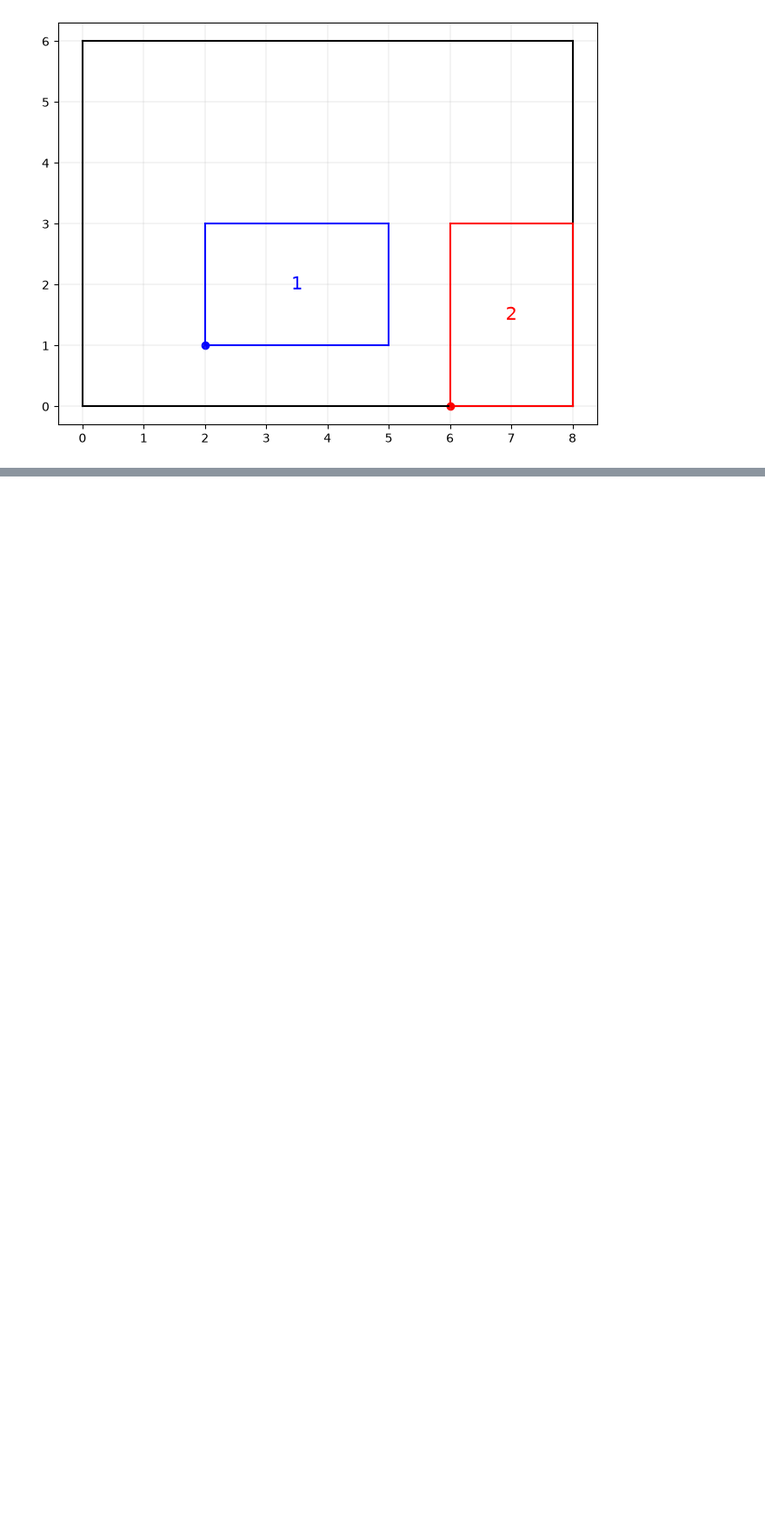
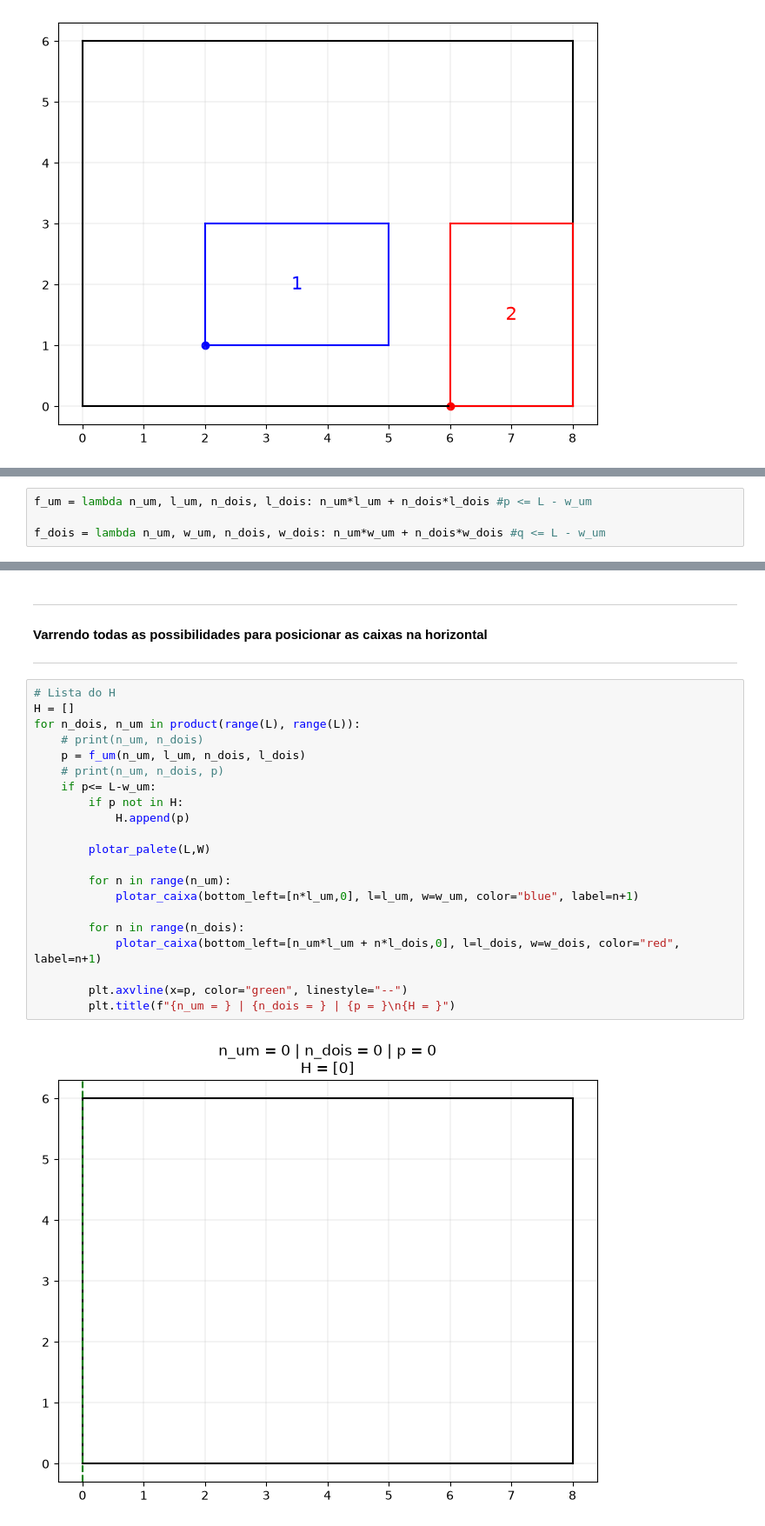
Before and after one commit to kenjimatoba/palete_caixa, a Jupyter notebook: palete_caixa_aula_mac.ipynb, the cells around one changed output, grey strips where cells are left out. Shown at 87% size. Saved outputs shown, nothing was run; the diff lists cells and outputs as text; blank space fills up the shorter version.

Commit message:
Montagem das listas H e V

```diff
--- a/palete_caixa_aula_mac.ipynb
+++ b/palete_caixa_aula_mac.ipynb
@@ -90,0 +93,4 @@ Kenji
+# %%
+f_um = lambda n_um, l_um, n_dois, l_dois: n_um*l_um + n_dois*l_dois #p <= L - w_um
+
+f_dois = lambda n_um, w_um, n_dois, w_dois: n_um*w_um + n_dois*w_dois #q <= L - w_um
@@ -90,0 +103,27 @@ Kenji
+# %% [markdown]
+---
+#### Varrendo todas as possibilidades para posicionar as caixas na horizontal
+---
+# %%
+# Lista do H
+H = []
+for n_dois, n_um in product(range(L), range(L)):
+    # print(n_um, n_dois)
+    p = f_um(n_um, l_um, n_dois, l_dois)
+    # print(n_um, n_dois, p)
+    if p<= L-w_um:
+        if p not in H:
+            H.append(p)
+
+        plotar_palete(L,W)
+
+        for n in range(n_um):
+            plotar_caixa(bottom_left=[n*l_um,0], l=l_um, w=w_um, color="blue", label=n+1)
+
+        for n in range(n_dois):
+            plotar_caixa(bottom_left=[n_um*l_um + n*l_dois,0], l=l_dois, w=w_dois, color="red", label=n+1)
+
+        plt.axvline(x=p, color="green", linestyle="--")
+        plt.title(f"{n_um = } | {n_dois = } | {p = }\n{H = }")
+# %% [output]
+[figure, added]
```
Also changed, not shown: parts of 9 cells of this notebook, 1 other file.
